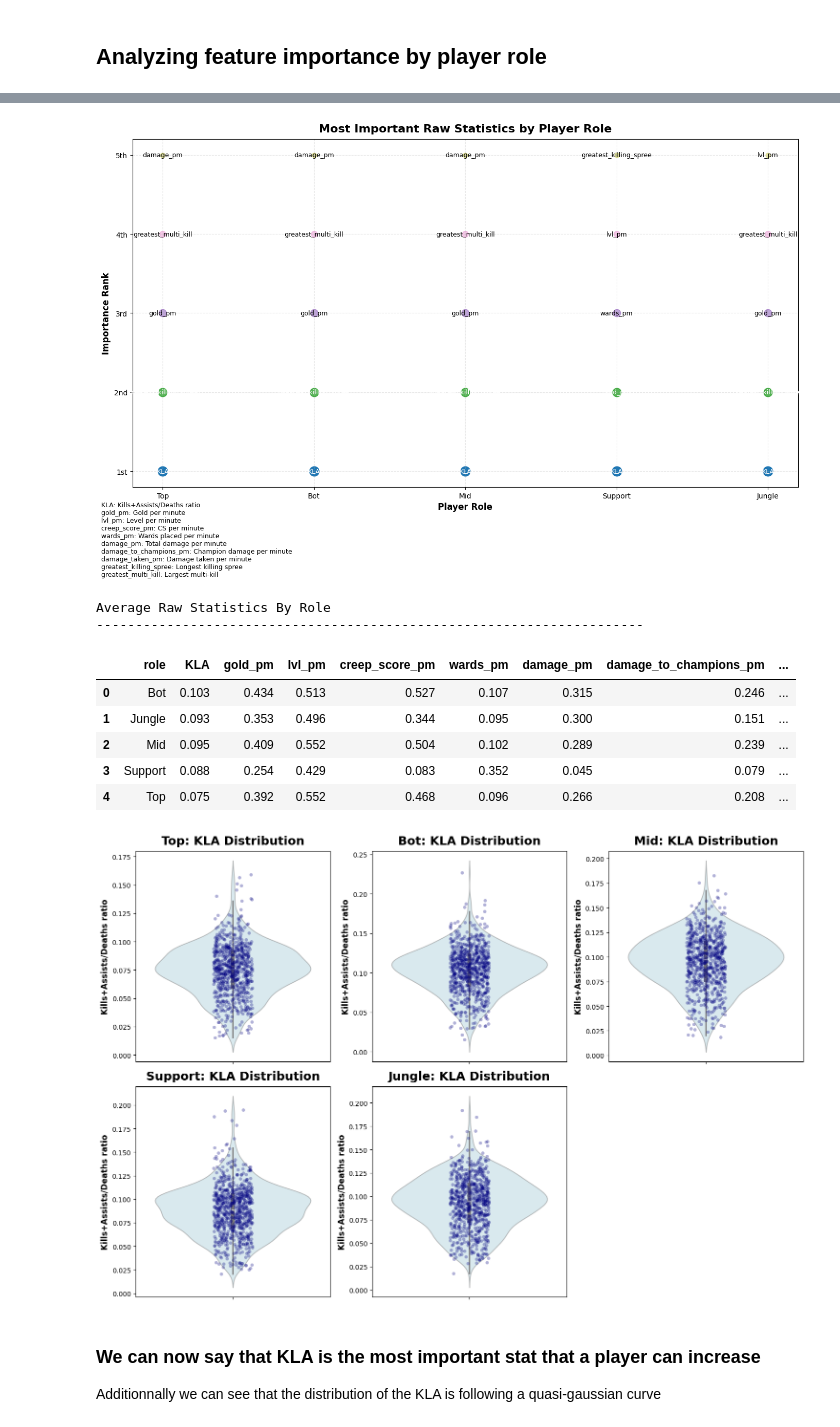
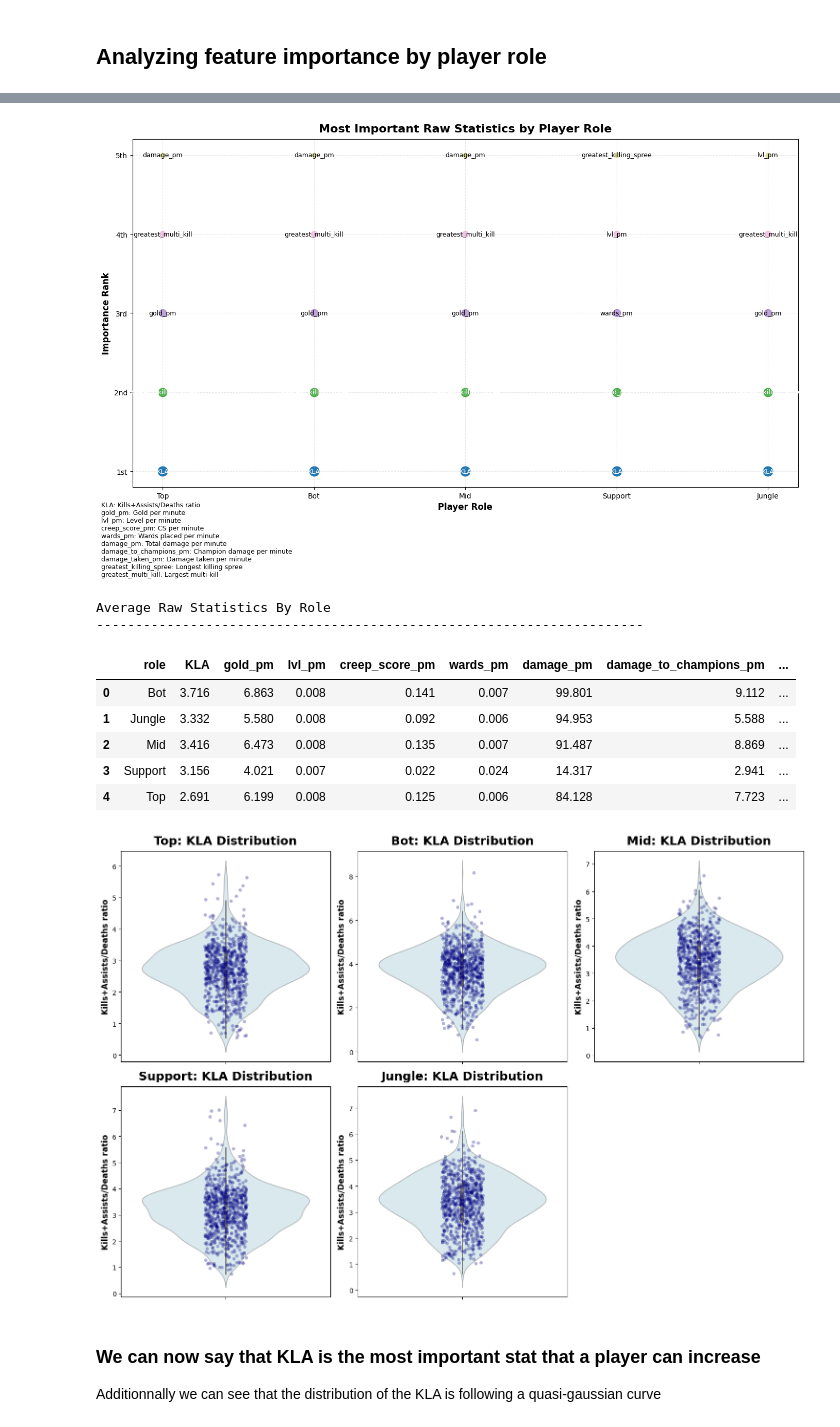
Before and after one commit to ARTHURVANBELLE/AI_LAB_MA1, a Jupyter notebook: models/2_models_features_importance.ipynb, the cells around one changed output, grey strips where cells are left out. Drawn from its saved outputs; the diff is of its cells as text; code cells hidden in the pictures.

Commit message:
New models saved, correction of the normalization happening twice and recomputing of the player ranking

```diff
--- a/models/2_models_features_importance.ipynb
+++ b/models/2_models_features_importance.ipynb
@@ -89,15 +89,9 @@ def load_one_model(model_path):
 
 top_model = load_one_model('role_models/top_model.keras')
 jungle_model = load_one_model('role_models/jungle_model.keras')
-mid_model = load_one_model('role_models/mid_model.keras')
-sup_model = load_one_model('role_models/sup_model.keras')
-bot_model = load_one_model('role_models/bot_model.json')
-
-# top_model = keras.models.load_model('role_models/top_model.keras')
-# jungle_model = keras.models.load_model('role_models/jungle_model.keras')
-# mid_model = keras.models.load_model('role_models/mid_model.keras')
-# sup_model = keras.models.load_model('role_models/sup_model.keras')
-# bot_model = keras.models.load_model('role_models/bot_model.keras')
+mid_model = load_one_model('role_models/mid_model.json')
+sup_model = load_one_model('role_models/sup_model.json')
+bot_model = load_one_model('role_models/bot_model.keras')
 
 models_by_role = {
     'Top': top_model,
@@ -1594,7 +1608,7 @@ def analyze_raw_stats_importance_by_role(df_players, win_probs_df, enhanced_rank
 
 # Run the analysis with the normalized features
 importance_by_role, player_raw_stats = analyze_raw_stats_importance_by_role(
-    df_game_players_normalized_features, df_win_probs, enhanced_rankings
+    df_game_players_processed_features, df_win_probs, enhanced_rankings
 )
 
 # Display results in a formatted table
@@ -1677,39 +1691,39 @@ for i, (_, row) in enumerate(importance_by_role.iterrows()):
         plt.subplot(2, 3, i+1)
         role_data = player_raw_stats[player_raw_stats['role'] == role]
 
         # Create violin plot with individual points
         sns.violinplot(y=role_data[top_stat], color="lightblue", alpha=0.5)
         sns.stripplot(y=role_data[top_stat], color="navy", alpha=0.3, size=5)
 
         plt.title(f"{role}: {row['Most Important Stat']} Distribution")
         plt.ylabel(stat_descriptions.get(row['Most Important Stat'], row['Most Important Stat']))
 
 plt.tight_layout()
 plt.show()
 # %% [output]
 Most Important Raw Statistics By Player Role
 ----------------------------------------------------------------------
 A value is trying to be set on a copy of a slice from a DataFrame.
 Try using .loc[row_indexer,col_indexer] = value instead
 
 See the caveats in the documentation: https://pandas.pydata.org/pandas-docs/stable/user_guide/indexing.html#returning-a-view-versus-a-copy
   styled_table['Correlation with Skill'] = styled_table['Correlation with Skill'].apply(lambda x: f'{x:.3f}')
 |  | Role | Most Important Stat | Correlation with Skill | Top 3 Stats |
 | 0 | Top | KLA | 0.796 | [KLA, greatest_killing_spree, gol... |
 | 1 | Bot | KLA | 0.820 | [KLA, greatest_killing_spree, gol... |
 | 2 | Mid | KLA | 0.792 | [KLA, greatest_killing_spree, gol... |
 | 3 | Support | KLA | 0.775 | [KLA, gold_pm, wards_pm] |
 | 4 | Jungle | KLA | 0.815 | [KLA, greatest_killing_spree, gol... |
 [figure]
 Average Raw Statistics By Role
 ----------------------------------------------------------------------
 |  | role | KLA | gold_pm | lvl_pm | creep_score_pm | wards_pm | damage_pm | damage_to_champions_pm | ... |
-| 0 | Bot | 0.103 | 0.434 | 0.513 | 0.527 | 0.107 | 0.315 | 0.246 | ... |
-| 1 | Jungle | 0.093 | 0.353 | 0.496 | 0.344 | 0.095 | 0.300 | 0.151 | ... |
-| 2 | Mid | 0.095 | 0.409 | 0.552 | 0.504 | 0.102 | 0.289 | 0.239 | ... |
-| 3 | Support | 0.088 | 0.254 | 0.429 | 0.083 | 0.352 | 0.045 | 0.079 | ... |
-| 4 | Top | 0.075 | 0.392 | 0.552 | 0.468 | 0.096 | 0.266 | 0.208 | ... |
+| 0 | Bot | 3.716 | 6.863 | 0.008 | 0.141 | 0.007 | 99.801 | 9.112 | ... |
+| 1 | Jungle | 3.332 | 5.580 | 0.008 | 0.092 | 0.006 | 94.953 | 5.588 | ... |
+| 2 | Mid | 3.416 | 6.473 | 0.008 | 0.135 | 0.007 | 91.487 | 8.869 | ... |
+| 3 | Support | 3.156 | 4.021 | 0.007 | 0.022 | 0.024 | 14.317 | 2.941 | ... |
+| 4 | Top | 2.691 | 6.199 | 0.008 | 0.125 | 0.006 | 84.128 | 7.723 | ... |
-[figure, old version]
+[figure, new version]
 # %% [markdown]
 ### We can now say that KLA is the most important stat that a player can increase
 Additionnally we can see that the distribution of the KLA is following a quasi-gaussian curve
```
Also changed, not shown: parts of 13 cells of this notebook, 12 other files.
